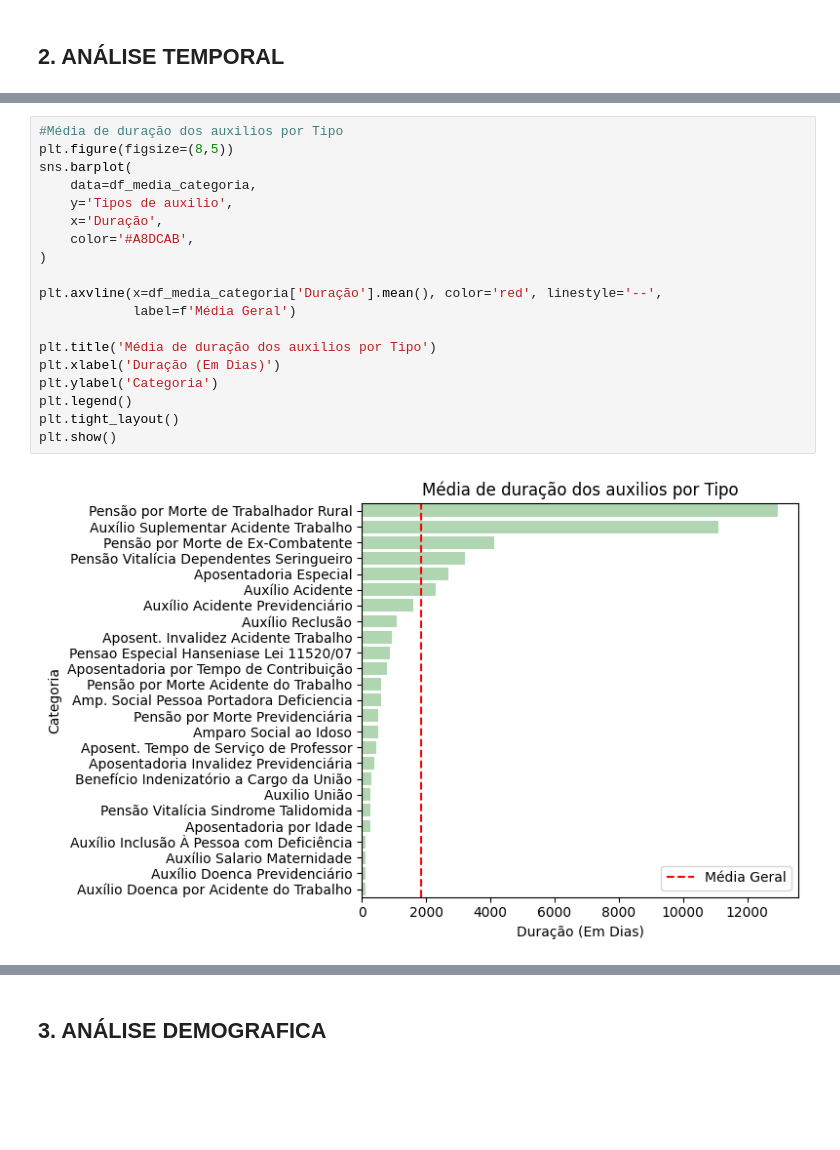
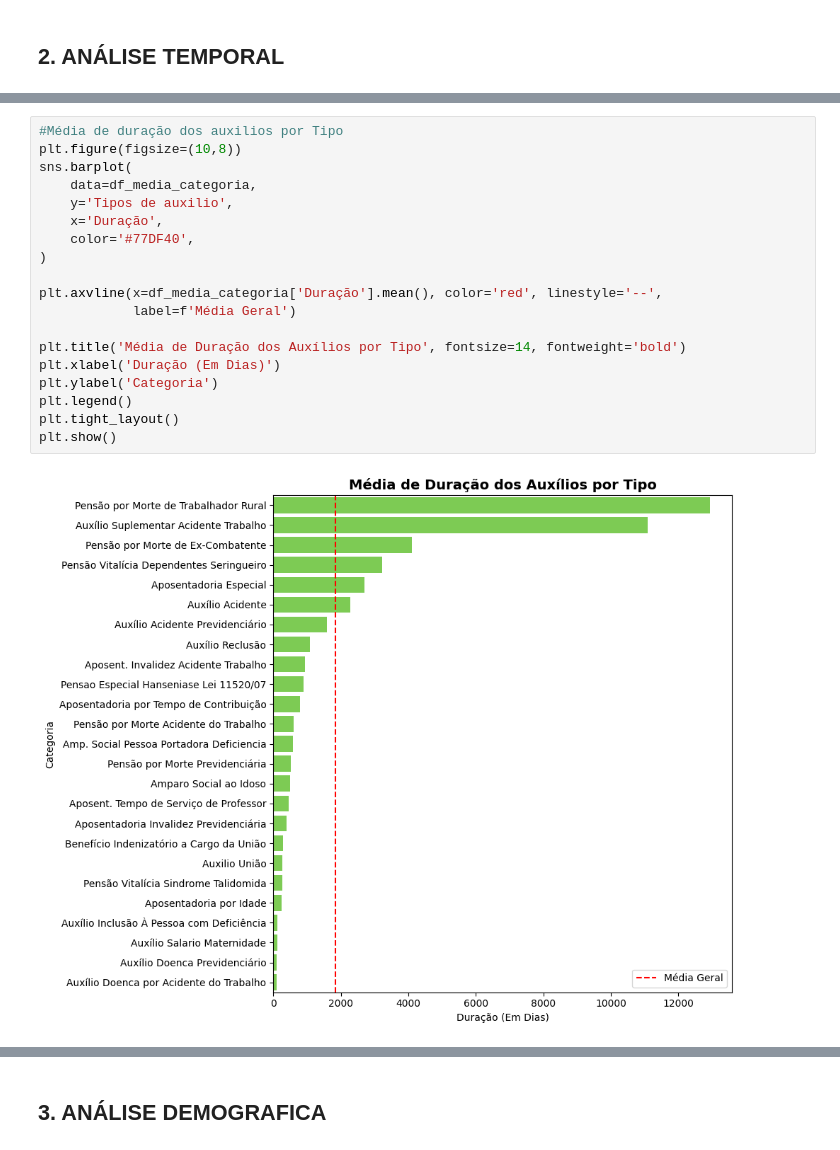
Before and after one commit to Estressei/ProjetoTrilhaDados, a Jupyter notebook: main.ipynb, the cells around one changed output, grey strips where cells are left out. Drawn from its saved outputs; the diff is of its cells as text; blank space fills up the shorter version.

```diff
--- a/main.ipynb
+++ b/main.ipynb
@@ -849,21 +839,21 @@ plt.show()
 # %%
 #Média de duração dos auxilios por Tipo
-plt.figure(figsize=(8,5))
+plt.figure(figsize=(10,8))
 sns.barplot(
     data=df_media_categoria,
     y='Tipos de auxilio',
     x='Duração',
-    color='#A8DCAB',
+    color='#77DF40',
 )
 
 plt.axvline(x=df_media_categoria['Duração'].mean(), color='red', linestyle='--',
             label=f'Média Geral')
 
-plt.title('Média de duração dos auxilios por Tipo')
+plt.title('Média de Duração dos Auxílios por Tipo', fontsize=14, fontweight='bold')
 plt.xlabel('Duração (Em Dias)')
 plt.ylabel('Categoria')
 plt.legend()
 plt.tight_layout()
 plt.show()
 # %% [output]
-[figure, old version]
+[figure, new version]
```
Also changed, not shown: parts of 23 cells of this notebook, 3 other files.
